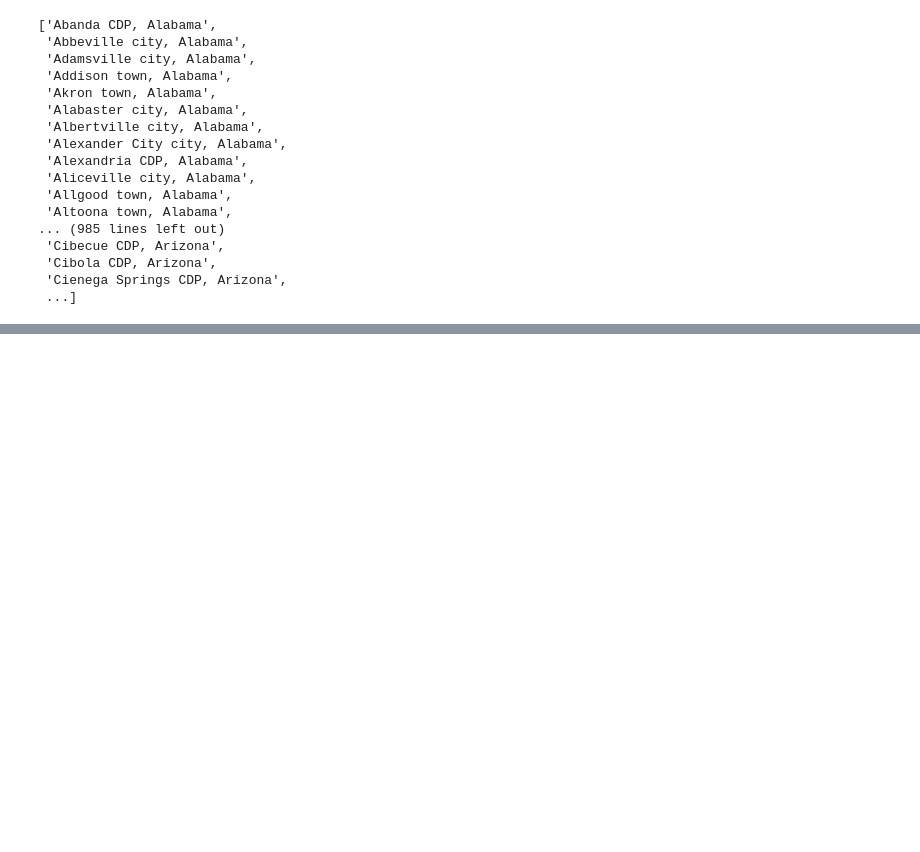
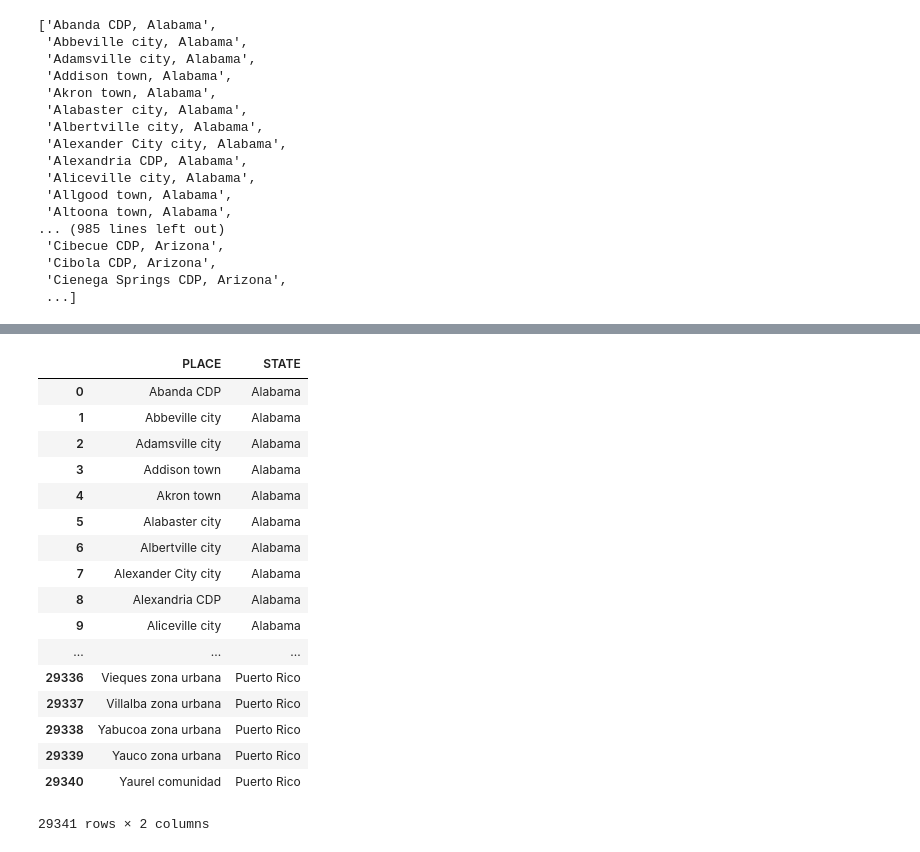
Before and after one commit to gumdropsteve/population_prophet, a Jupyter notebook: exploratory-data-analysis/timeseries/pop_by_place.ipynb, the cells around one changed output, grey strips where cells are left out. Saved outputs shown, nothing was run; the diff lists cells and outputs as text; code cells hidden in the pictures; blank space fills up the shorter version.

```diff
--- a/exploratory-data-analysis/timeseries/pop_by_place.ipynb
+++ b/exploratory-data-analysis/timeseries/pop_by_place.ipynb
@@ -395,0 +520,25 @@ a17=a11.loc[a11['GEO.display-label'].isin(combo_places)]
+# %%
+# split GEO.display-label into list [place, state]
+places_11_17 = [label.split(',') for label in a15['GEO.display-label']]
+# make DataFrame of Place, State for compairson to _measureable_unique_places and _measureable_base
+df_places_11_17 = pd.DataFrame(places_11_17,columns=['PLACE','STATE'])
+df_places_11_17
+# %% [output]
+|  | PLACE | STATE |
+| 0 | Abanda CDP | Alabama |
+| 1 | Abbeville city | Alabama |
+| 2 | Adamsville city | Alabama |
+| 3 | Addison town | Alabama |
+| 4 | Akron town | Alabama |
+| 5 | Alabaster city | Alabama |
+| 6 | Albertville city | Alabama |
+| 7 | Alexander City city | Alabama |
+| 8 | Alexandria CDP | Alabama |
+| 9 | Aliceville city | Alabama |
+| ... | ... | ... |
+| 29336 | Vieques zona urbana | Puerto Rico |
+| 29337 | Villalba zona urbana | Puerto Rico |
+| 29338 | Yabucoa zona urbana | Puerto Rico |
+| 29339 | Yauco zona urbana | Puerto Rico |
+| 29340 | Yaurel comunidad | Puerto Rico |
+29341 rows × 2 columns
```
Also changed, not shown: parts of 8 cells of this notebook.
